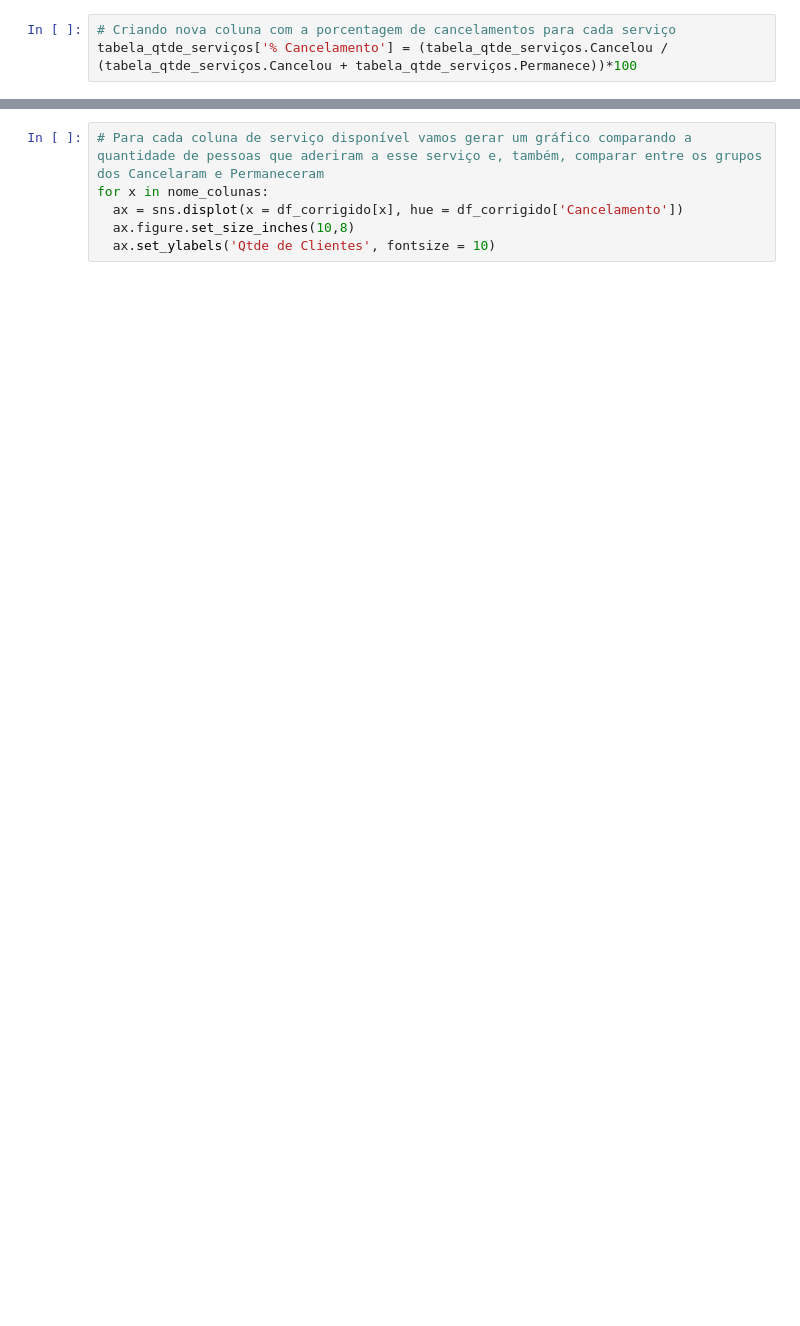
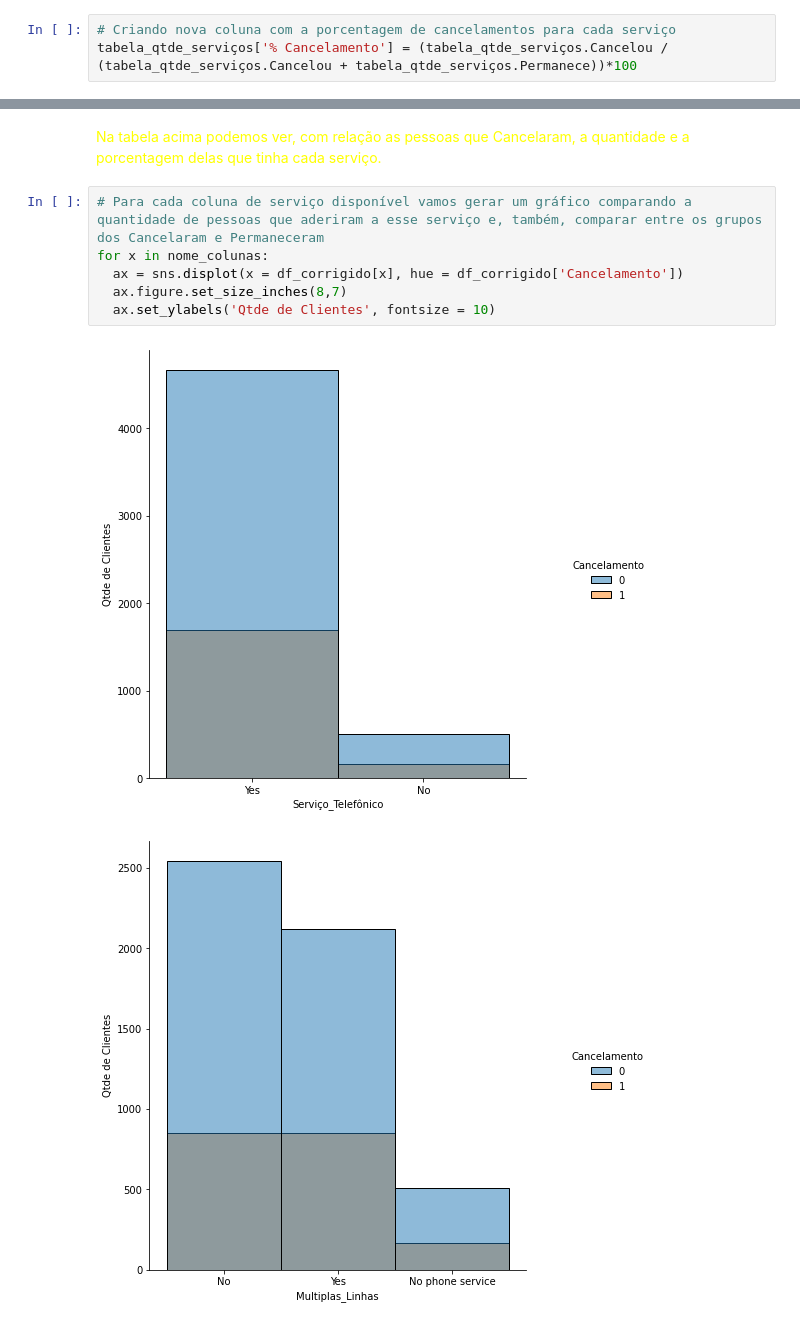
Before and after one commit to KZoc/Alura-Challenge_1_DataScience_Analise_de_Churn, a Jupyter notebook: Notebooks/Challenge_Data_Science_Alura_2022.ipynb, the cells around one changed output, grey strips where cells are left out. Saved outputs shown, nothing was run; the diff lists cells and outputs as text; blank space fills up the shorter version.

```diff
--- a/Notebooks/Challenge_Data_Science_Alura_2022.ipynb
+++ b/Notebooks/Challenge_Data_Science_Alura_2022.ipynb
@@ -449,6 +810,11 @@ tabela_qtde_serviços.round(2)
+# %% [markdown]
+<font color=yellow>Na tabela acima podemos ver, com relação as pessoas que Cancelaram, a quantidade e a porcentagem delas que tinha cada serviço.<font>
 # %%
 # Para cada coluna de serviço disponível vamos gerar um gráfico comparando a quantidade de pessoas que aderiram a esse serviço e, também, comparar entre os grupos dos Cancelaram e Permaneceram
 for x in nome_colunas:
   ax = sns.displot(x = df_corrigido[x], hue = df_corrigido['Cancelamento'])
-  ax.figure.set_size_inches(10,8)
+  ax.figure.set_size_inches(8,7)
   ax.set_ylabels('Qtde de Clientes', fontsize = 10)
+# %% [output]
+[figure, added]
+[figure, added]
```
Also changed, not shown: parts of 108 cells of this notebook.
